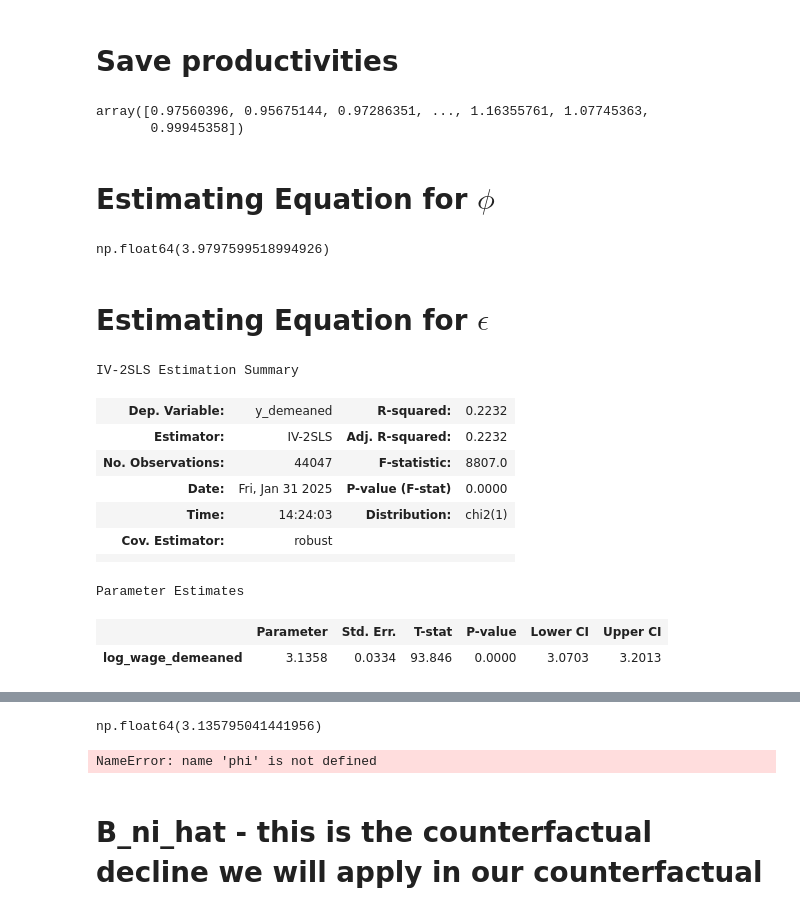
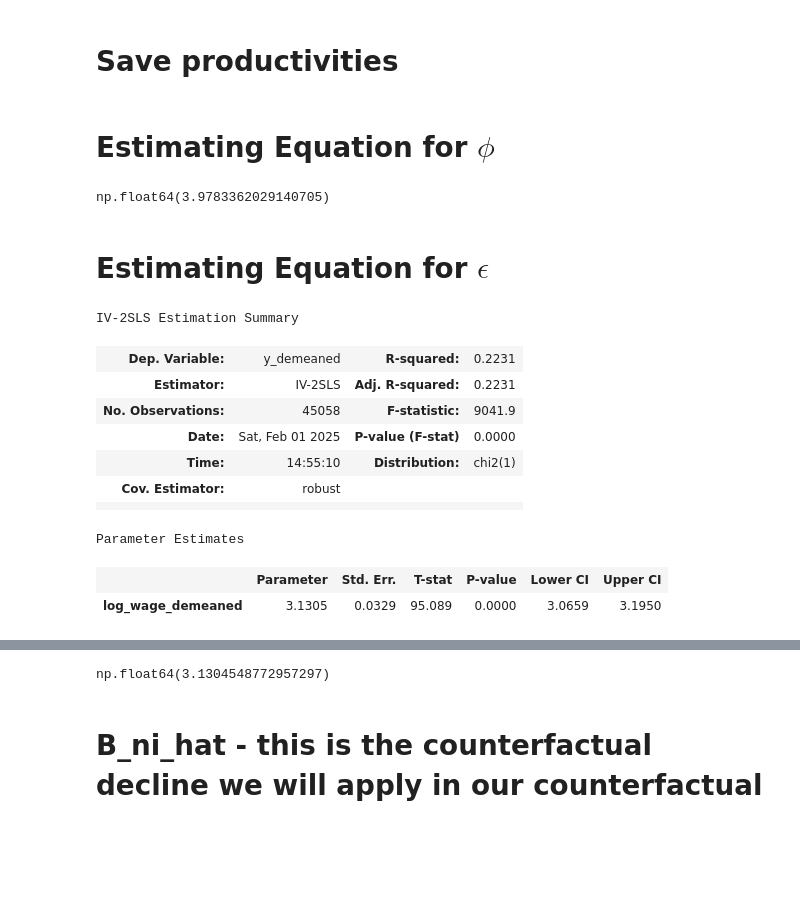
Before and after one commit to jeffreyohlecon/Spatial, a Jupyter notebook: code/SolvingA_ipython.ipynb, the cells around one changed output, grey strips where cells are left out. Saved outputs shown, nothing was run; the diff lists cells and outputs as text; code cells hidden in the pictures; blank space fills up the shorter version.

```diff
--- a/code/SolvingA_ipython.ipynb
+++ b/code/SolvingA_ipython.ipynb
@@ -202,14 +354,2 @@ counties_for_inclusion = df_merged.FIPS.unique() # some dont have education data
 # %% [markdown]
 # Only counties in all datasets can be used for analysis, filter down to those (we drop about 1% of counties, not bad)
-# %%
-
-
-distances = distances[
-    distances['state_county_work'].isin(counties_for_inclusion) &
-    distances['state_county_res'].isin(counties_for_inclusion)
-]
-# %%
-flows = flows[
-    flows['state_county_work'].isin(counties_for_inclusion) &
-    flows['state_county_res'].isin(counties_for_inclusion)
-]
@@ -309,7 +445,7 @@ workwage  = np.array(avgw_pow['avgw_pow'])
 H_n = np.array(land_area['ALAND'])
 
 # Suppose R (residents), D, vbar are also known (random example):
-residence_emp    = np.array(residence_emp['residence_emp'])
+R_n    = np.array(residence_emp['residence_emp'])
 # %%
 len(workemp)
 # %% [output]
@@ -513,14 +649,14 @@ if __name__ == "__main__":
 
 
 
-    total_vbar_R = np.sum(vbar_n * residence_emp)  # scalar
+    total_vbar_R = np.sum(vbar_n * R_n)  # scalar
     total_wage_emp = np.sum(workwage * workemp)  # scalar
 
     difference = total_vbar_R - total_wage_emp
     # allocate deficits equally.
     D     = np.zeros(ncounties) - (difference)/ ncounties     # no deficits -- need from Yulia
     # Put them in resExp
-    resExp = {"R": residence_emp, "D": D, "vbar": vbar_n}
+    resExp = {"R": R_n, "D": D, "vbar": vbar_n}
 
 
 
@@ -603,11 +763,6 @@ pd.DataFrame({'w_i': workwage, 'state_county_work': workplace_emp['state_county_
 # %%
 
 pd.DataFrame({'A_i': A_solution, 'state_county_work': workplace_emp['state_county_work']}).to_csv(output_folder_name + "productivities.csv", index=False)
-# %%
-A_solution
-# %% [output]
-array([0.97560396, 0.95675144, 0.97286351, ..., 1.16355761, 1.07745363,
-       0.99945358])
 # %% [markdown]
 # Estimating Equation for $\phi$
 # %%
@@ -680,37 +835,37 @@ results = model.fit()
 phi = -results.params['log_dist']
 phi
 # %% [output]
-np.float64(3.9797599518994926)
+np.float64(3.9783362029140705)
 # %% [markdown]
 # Estimating Equation for $\epsilon$
 # %%
-df['y'] = df['log_lambda'] + 3.9783*df['log_dist']
+df['y'] = df['log_lambda'] + phi*df['log_dist']
 
 # 3) Sweep out fixed effects by demeaning over n. (not sure how sketchy this is)
 #    For each residence n, subtract the mean (over i) from every variable.
 df['y_demeaned'] = df['y'] - df.groupby('n')['y'].transform('mean')
 df['log_wage_demeaned'] = df['log_wage'] - df.groupby('n')['log_wage'].transform('mean')
 df['log_A_inst_demeaned'] = df['log_A_inst'] - df.groupby('n')['log_A_inst'].transform('mean')
 
 # 4) Run the 2SLS regression (no constant, since we've already demeaned).
 #    y_demeaned = epsilon * log_wage_demeaned + error
 #    with log_wage_demeaned instrumented by A_inst_demeaned.
 formula = 'y_demeaned ~ 0 + [log_wage_demeaned ~ log_A_inst_demeaned]'
 mod = IV2SLS.from_formula(formula, data=df)
 res = mod.fit(cov_type='robust')  # Or choose your preferred cov_type
 res
 # %% [output]
 IV-2SLS Estimation Summary
-| Dep. Variable: | y_demeaned | R-squared: | 0.2232 |
-| Estimator: | IV-2SLS | Adj. R-squared: | 0.2232 |
-| No. Observations: | 44047 | F-statistic: | 8807.0 |
-| Date: | Fri, Jan 31 2025 | P-value (F-stat) | 0.0000 |
-| Time: | 14:24:03 | Distribution: | chi2(1) |
+| Dep. Variable: | y_demeaned | R-squared: | 0.2231 |
+| Estimator: | IV-2SLS | Adj. R-squared: | 0.2231 |
+| No. Observations: | 45058 | F-statistic: | 9041.9 |
+| Date: | Sat, Feb 01 2025 | P-value (F-stat) | 0.0000 |
+| Time: | 14:55:10 | Distribution: | chi2(1) |
 | Cov. Estimator: | robust |  |  |
 |  |  |  |  |
 Parameter Estimates
 |  | Parameter | Std. Err. | T-stat | P-value | Lower CI | Upper CI |
-| log_wage_demeaned | 3.1358 | 0.0334 | 93.846 | 0.0000 | 3.0703 | 3.2013 |
+| log_wage_demeaned | 3.1305 | 0.0329 | 95.089 | 0.0000 | 3.0659 | 3.1950 |
 Endogenous: log_wage_demeaned
 Instruments: log_A_inst_demeaned
 Robust Covariance (Heteroskedastic)
@@ -720,11 +875,10 @@ id: 0x16b015590
 epsilon = res.params['log_wage_demeaned']
 epsilon
 # %% [output]
-np.float64(3.135795041441956)
+np.float64(3.1304548772957297)
 # %%
 import pandas as pd
-phi = 3.9797599518994926
-epsilon = 3.135795041441956
+
 # Create a DataFrame with the parameters
 parameters = pd.DataFrame({
     'Parameter': ['epsilon', 'phi', 'alpha', 'sigma', 'psi'],
@@ -736,8 +890,6 @@ output_file_path = output_folder_name + "commuting_parameters.csv"
 
 # Save the DataFrame to a CSV file
 parameters.to_csv(output_file_path, index=False)
-# %% [output]
-NameError: name 'phi' is not defined
 # %% [markdown]
 # B_ni_hat - this is the counterfactual decline we will apply in our counterfactual
 # %%
```
Also changed, not shown: parts of 41 cells of this notebook, 13 other files.
